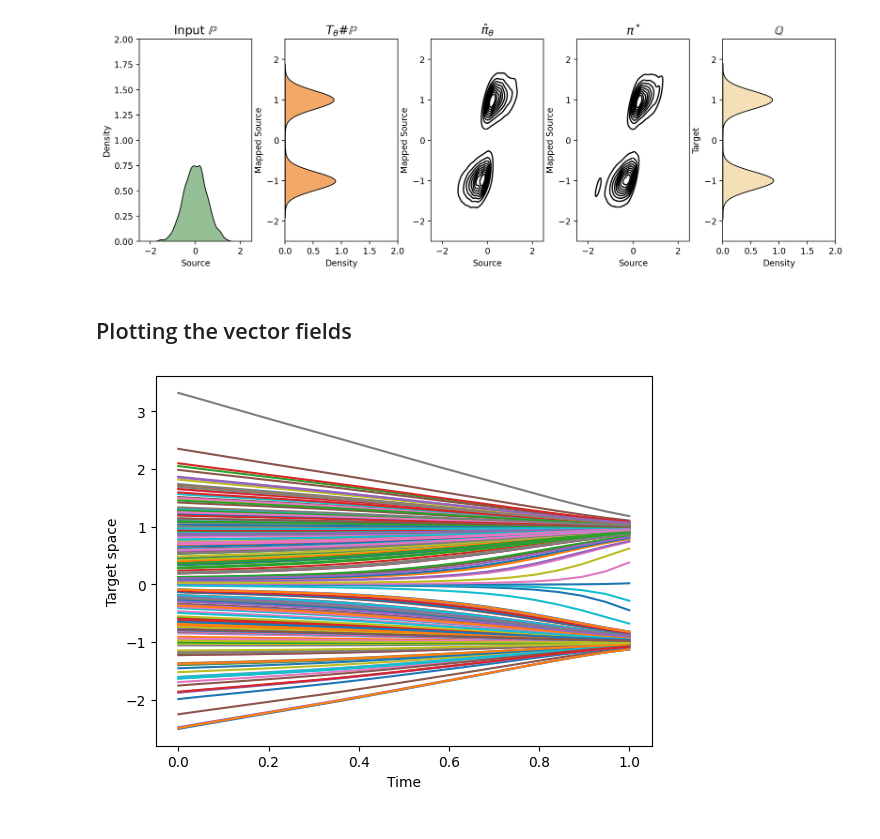
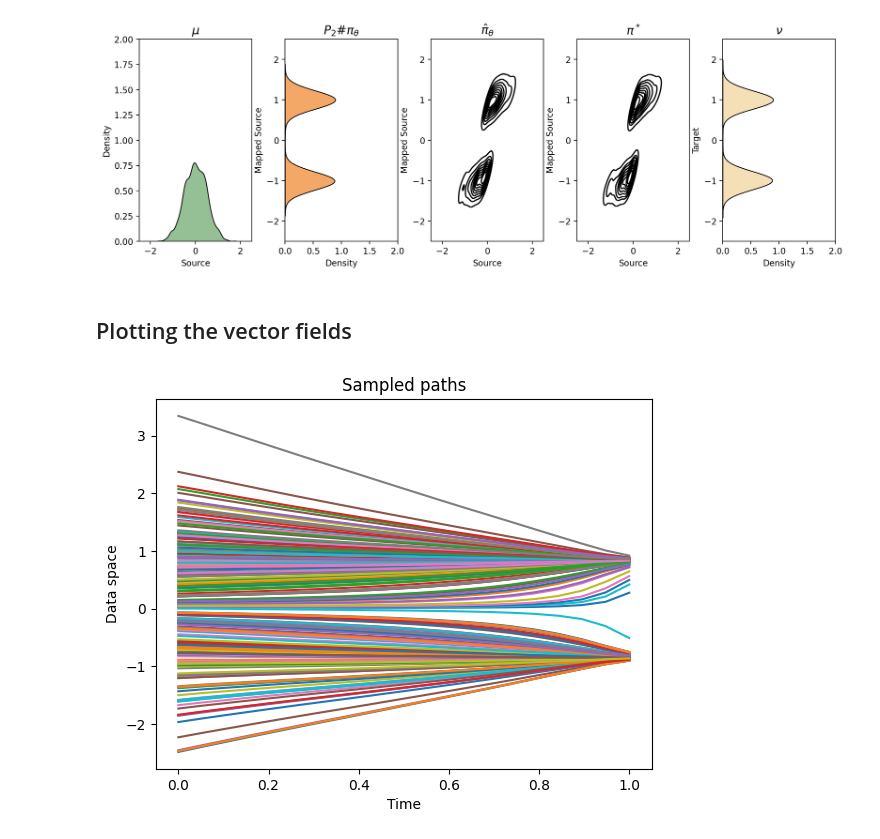
Before and after one commit to MUCDK/genot, a Jupyter notebook: notebooks/1d_simulated/1d_simulated_data_1e-3.ipynb, the cells around one changed output. Saved outputs shown, nothing was run; the diff lists cells and outputs as text; code cells hidden in the pictures.

```diff
--- a/notebooks/1d_simulated/1d_simulated_data_1e-3.ipynb
+++ b/notebooks/1d_simulated/1d_simulated_data_1e-3.ipynb
@@ -23,7 +22,7 @@ source = MixtureNormalSampler(jax.random.PRNGKey(0), [0], 1,  0.5, batch_size=25
 target = MixtureNormalSampler(jax.random.PRNGKey(1), [-1.0,1.0], 1,  0.1, batch_size=256)
 # %%
 neural_net = MLP_vector_field(1, 128, 128, 128, n_frequencies=10)
-bridge_net = Bridge_MLP_mean(1, 64, 64)
+bridge_net = Bridge_MLP_mean(1, 128, 128)
 ot_solver = ott.solvers.linear.sinkhorn.Sinkhorn()
 solver_latent_to_data = ott.solvers.linear.sinkhorn.Sinkhorn()
 
@@ -70,9 +67,9 @@ target_batch = next(target)
 
 res, _, _ = otfm.transport(source_batch, seed=1, diffeqsolve_kwargs={"max_steps": 1_000_000})
 
-_  = plot_1D_balanced_new(source_batch, target_batch, res[0,...], 1e-1, **kwargs)
+_  = plot_1D_balanced(source_batch, target_batch, res[0,...], 1e-3, **kwargs)
 # %% [output]
-[figure, old version]
+[figure, new version]
 # %% [markdown]
 ## Plotting the vector fields
 # %%
@@ -88,10 +85,11 @@ tracks = sol.ys[...,0]
 # %%
 plt.plot(ts, tracks)
 plt.xlabel("Time")
-plt.ylabel("Target space")
+plt.ylabel("Data space")
+plt.title("Sampled paths")
 plt.show()
 # %% [output]
-[figure, old version]
+[figure, new version]
 # %%
 source_repeat = jnp.ones((1,)) * 0.0
 source_repeat = jnp.repeat(source_repeat, 20)[:, None]
```
Also changed, not shown: parts of 6 cells of this notebook, 8 other files.
